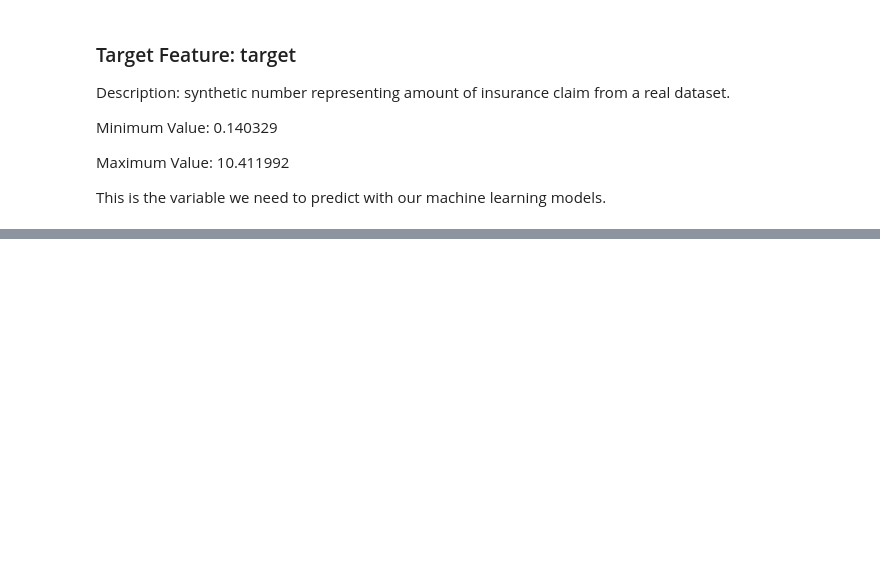
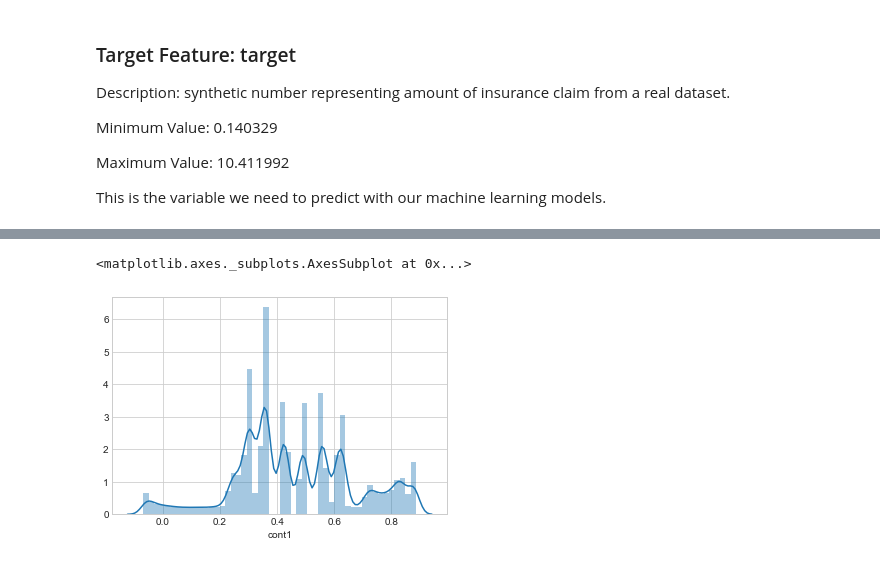
Before and after one commit to JonWeber0328/30-Days-of_Machine-Learning, a Jupyter notebook: 30-Days-ML-Daniel-Bourke.ipynb, the cells around one changed output, grey strips where cells are left out. Cells and saved outputs as stored; diff of their text form; code cells hidden in the pictures; blank space fills up the shorter version.

```diff
--- a/30-Days-ML-Daniel-Bourke.ipynb
+++ b/30-Days-ML-Daniel-Bourke.ipynb
@@ -166,0 +177,6 @@ This is the variable we need to predict with our machine learning models.
+# %%
+# Cont1
+sns.distplot(train.cont1)
+# %% [output]
+<matplotlib.axes._subplots.AxesSubplot at 0x...>
+[figure, added]
```
Also changed, not shown: parts of 25 cells of this notebook.
